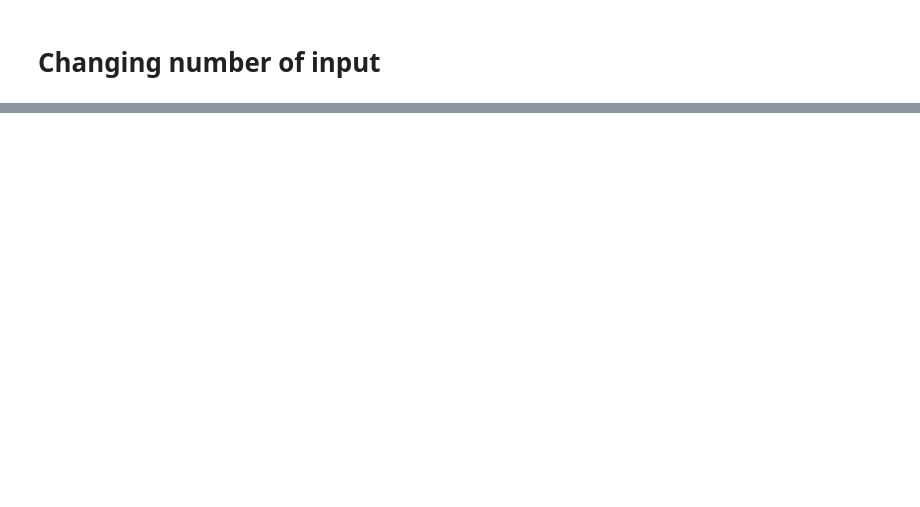
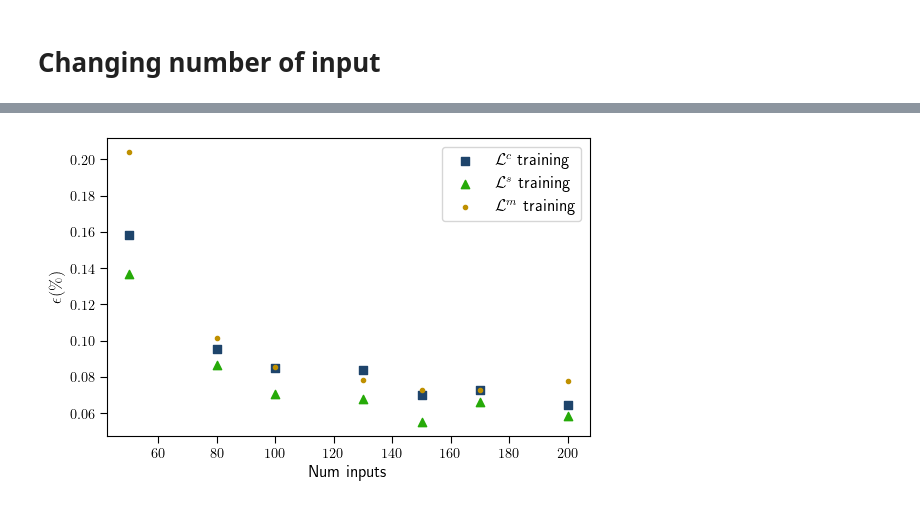
Before and after one commit to MagriLab/FlowReconstructionFromExperiment, a Jupyter notebook: figures_for_paper/2dkol_grid_sensitivity.ipynb, the cells around one changed output, grey strips where cells are left out. Saved outputs shown, nothing was run; the diff lists cells and outputs as text; code cells hidden in the pictures; blank space fills up the shorter version.

```diff
--- a/figures_for_paper/2dkol_grid_sensitivity.ipynb
+++ b/figures_for_paper/2dkol_grid_sensitivity.ipynb
@@ -86,0 +91,45 @@ plt.show()
+# %%
+def get_results_sensors(folder):
+    d = Path(results_dir,folder)
+    with h5py.File(Path(d,'summary.h5')) as hf:
+        names = np.array(hf.get('runs_name')).astype('unicode')
+        l_train = np.array(hf.get('runs_loss_train'))
+        # l_val = np.array(hf.get('runs_loss_val'))
+
+    num_sensors = []
+    loss_total = []
+    loss_rel = []
+    for i in range(len(names)):
+        if is_experiment_sensors(names[i]):
+            name_split = names[i].split('-')
+            num_sensors.append(int(name_split[-1]))
+            loss_total.append(np.sum(l_train[i,1:]))
+            loss_rel.append(l_train[i,0])
+
+    num_sensors = np.array(num_sensors)
+    loss_total = np.array(loss_total)
+    loss_rel = np.array(loss_rel)
+
+    _sort_idx = np.argsort(num_sensors)
+    num_sensors = num_sensors[_sort_idx]
+    loss_total = loss_total[_sort_idx]
+    loss_rel = loss_rel[_sort_idx]
+
+    return num_sensors, loss_total, loss_rel
+# %%
+num_sensors_classic, l_se_total_classic, l_se_classic = get_results_sensors('classic')
+num_sensors_3, l_se_total_3, l_se_3 = get_results_sensors('loss3')
+num_sensors_mean3, l_se_total_mean3, l_se_mean3 = get_results_sensors('mean3')
+# %%
+# plot relative loss
+plt.figure(figsize=(5.5,3.5))
+ax = plt.subplot(111)
+
+ax.scatter(num_sensors_classic, l_se_classic, label='$\mathcal{L}^c$ training',marker='s', color=my_discrete_cmap(0))
+ax.scatter(num_sensors_3, l_se_3, label='$\mathcal{L}^s$ training',marker='^', color=my_discrete_cmap(1))
+ax.scatter(num_sensors_mean3, l_se_mean3, label='$\mathcal{L}^m$ training',marker='.', color=my_discrete_cmap(2))
+ax.legend()
+ax.set(ylabel='$\epsilon (\%)$', xlabel='Num inputs')
+plt.show()
+# %% [output]
+[figure, added]
```
Also changed, not shown: parts of 11 cells of this notebook.
